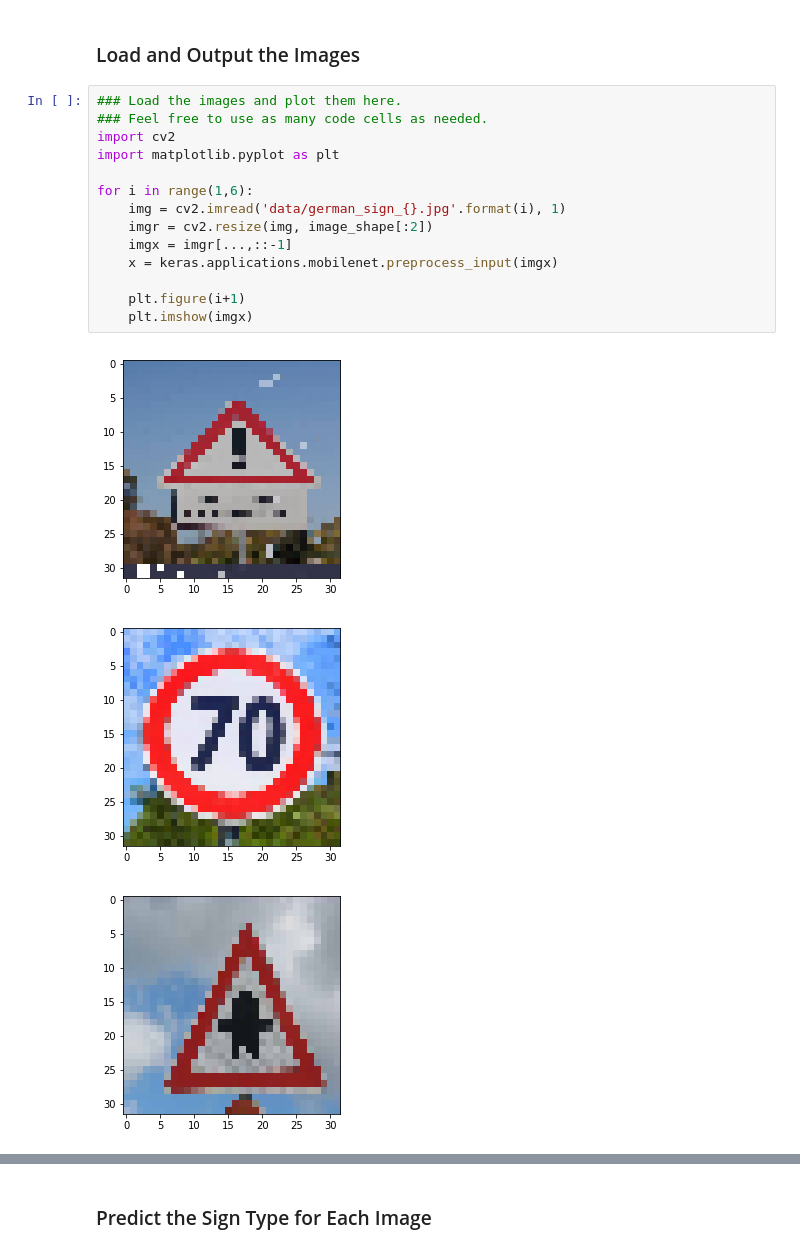
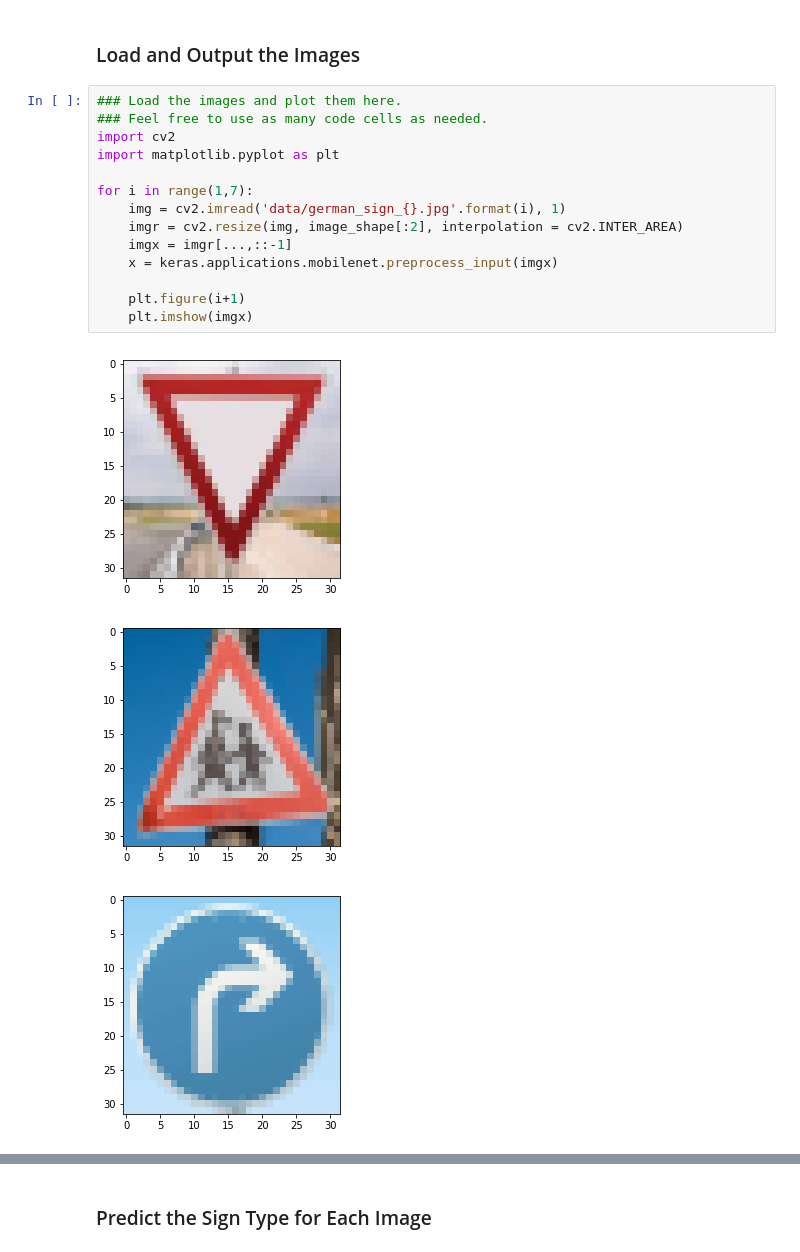
Before and after one commit to apecone/CarND-Traffic-Sign-Classifier-Project, a Jupyter notebook: Traffic_Sign_Classifier.ipynb, the cells around one changed output, grey strips where cells are left out. Cells and saved outputs as stored; diff of their text form.

```diff
--- a/Traffic_Sign_Classifier.ipynb
+++ b/Traffic_Sign_Classifier.ipynb
@@ -279,18 +279,18 @@ model.load_weights('weights-improvement-27-0.97.hdf5')
 # %%
 ### Load the images and plot them here.
 ### Feel free to use as many code cells as needed.
 import cv2
 import matplotlib.pyplot as plt
 
-for i in range(1,6):
+for i in range(1,7):
     img = cv2.imread('data/german_sign_{}.jpg'.format(i), 1)
-    imgr = cv2.resize(img, image_shape[:2])
+    imgr = cv2.resize(img, image_shape[:2], interpolation = cv2.INTER_AREA)
     imgx = imgr[...,::-1]
     x = keras.applications.mobilenet.preprocess_input(imgx)
 
     plt.figure(i+1)
     plt.imshow(imgx)
 # %% [output]
-[figure, old version]
+[figure, new version]
-[figure, old version]
+[figure, new version]
-[figure, old version]
+[figure, new version]
```
Also changed, not shown: parts of 7 cells of this notebook, 1 other file.
